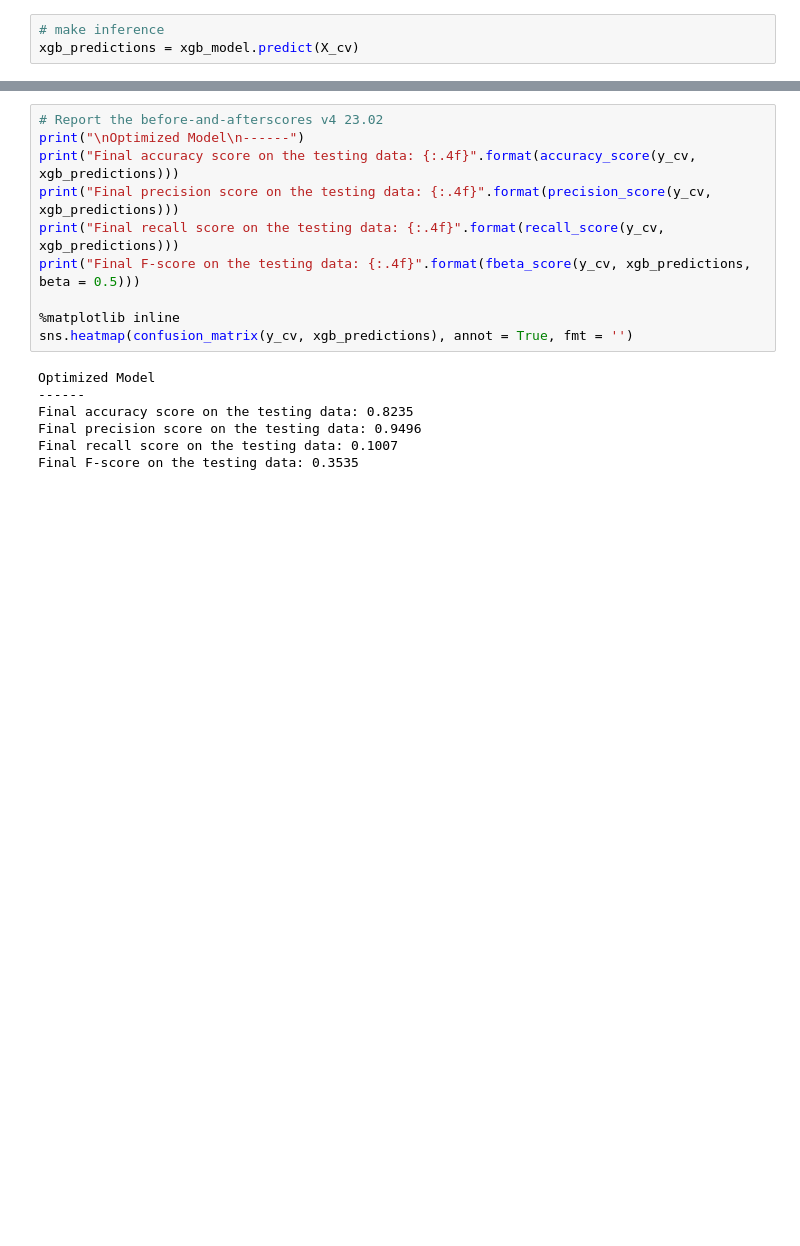
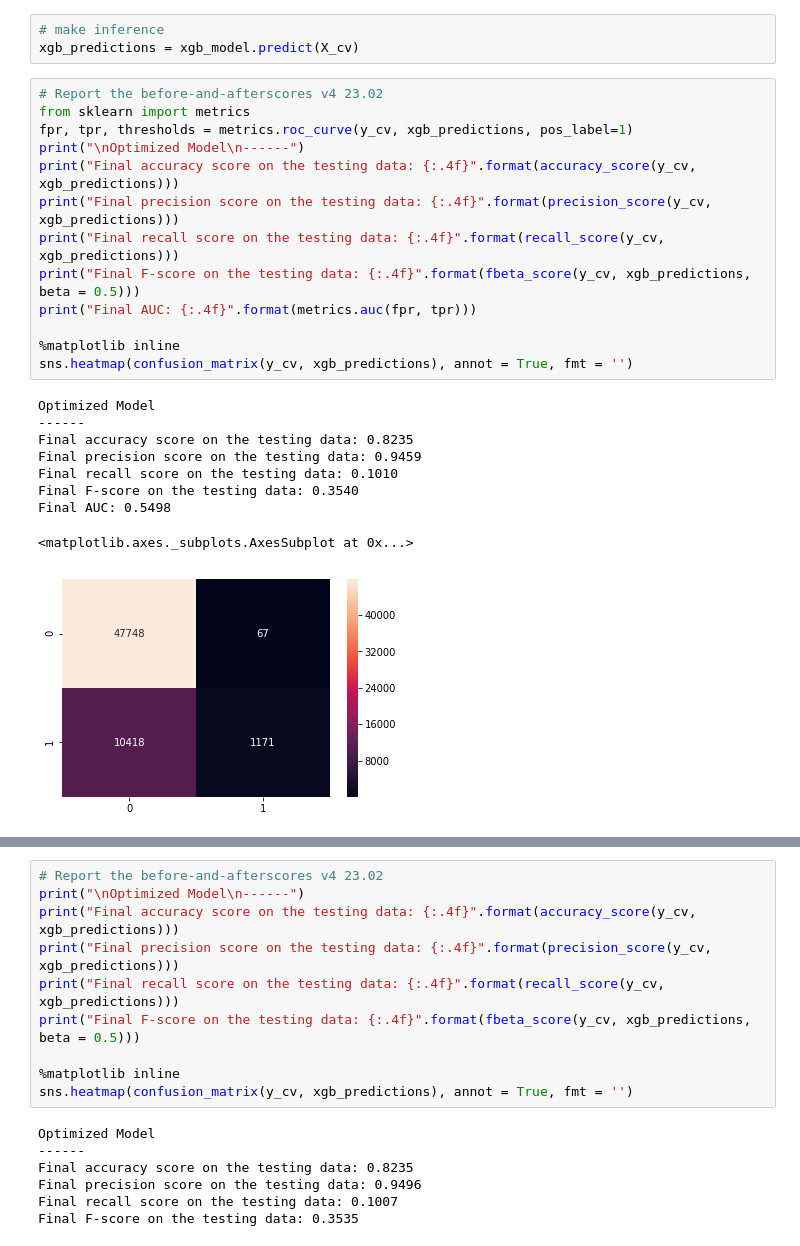
Before and after one commit to HuangKY/t_brain_ai, a Jupyter notebook: analysis/sleeping1013/Final_Integration.ipynb, the cells around one changed output, grey strips where cells are left out. Drawn from its saved outputs; the diff is of its cells as text; blank space fills up the shorter version.

Commit message:
add AUC score

```diff
--- a/analysis/sleeping1013/Final_Integration.ipynb
+++ b/analysis/sleeping1013/Final_Integration.ipynb
@@ -402,3 +415,26 @@ xgb_model.fit(X_train, y_train)
 # %%
 # make inference
 xgb_predictions = xgb_model.predict(X_cv)
+# %%
+# Report the before-and-afterscores v4 23.02
+from sklearn import metrics
+fpr, tpr, thresholds = metrics.roc_curve(y_cv, xgb_predictions, pos_label=1)
+print("\nOptimized Model\n------")
+print("Final accuracy score on the testing data: {:.4f}".format(accuracy_score(y_cv, xgb_predictions)))
+print("Final precision score on the testing data: {:.4f}".format(precision_score(y_cv, xgb_predictions)))
+print("Final recall score on the testing data: {:.4f}".format(recall_score(y_cv, xgb_predictions)))
+print("Final F-score on the testing data: {:.4f}".format(fbeta_score(y_cv, xgb_predictions, beta = 0.5)))
+print("Final AUC: {:.4f}".format(metrics.auc(fpr, tpr)))
+
+%matplotlib inline
+sns.heatmap(confusion_matrix(y_cv, xgb_predictions), annot = True, fmt = '')
+# %% [output]
+Optimized Model
+------
+Final accuracy score on the testing data: 0.8235
+Final precision score on the testing data: 0.9459
+Final recall score on the testing data: 0.1010
+Final F-score on the testing data: 0.3540
+Final AUC: 0.5498
+<matplotlib.axes._subplots.AxesSubplot at 0x...>
+[figure, added]
```
Also changed, not shown: parts of 6 cells of this notebook, 1 other file.
